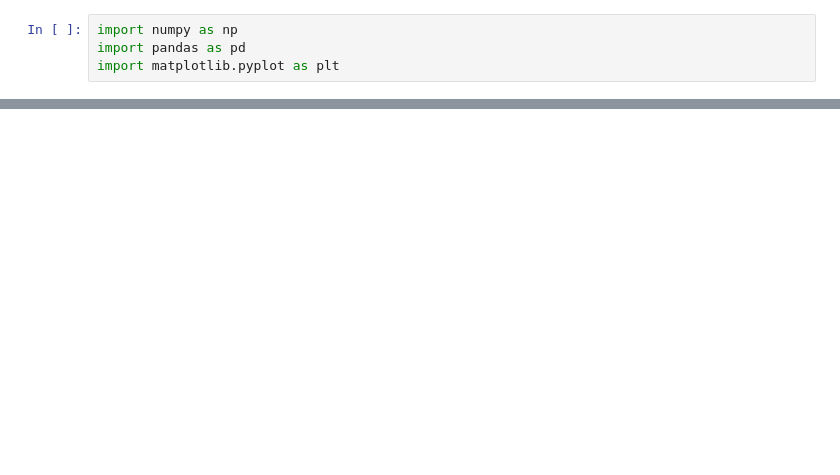
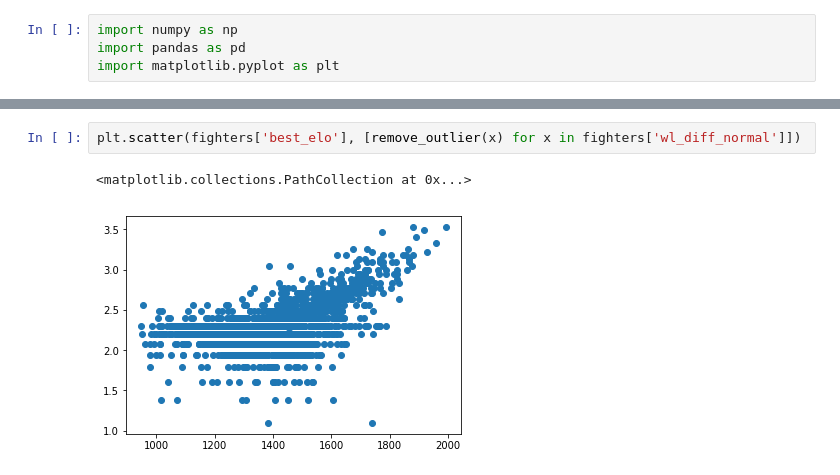
Before and after one commit to pkong97/mma-predictor, a Jupyter notebook: prediction-engine.ipynb, the cells around one changed output, grey strips where cells are left out. Saved outputs shown, nothing was run; the diff lists cells and outputs as text; blank space fills up the shorter version.

```diff
--- a/prediction-engine.ipynb
+++ b/prediction-engine.ipynb
@@ -44,0 +77,5 @@ elo.head(5)
+# %%
+plt.scatter(fighters['best_elo'], [remove_outlier(x) for x in fighters['wl_diff_normal']])
+# %% [output]
+<matplotlib.collections.PathCollection at 0x...>
+[figure, added]
```
Also changed, not shown: parts of 10 cells of this notebook.
